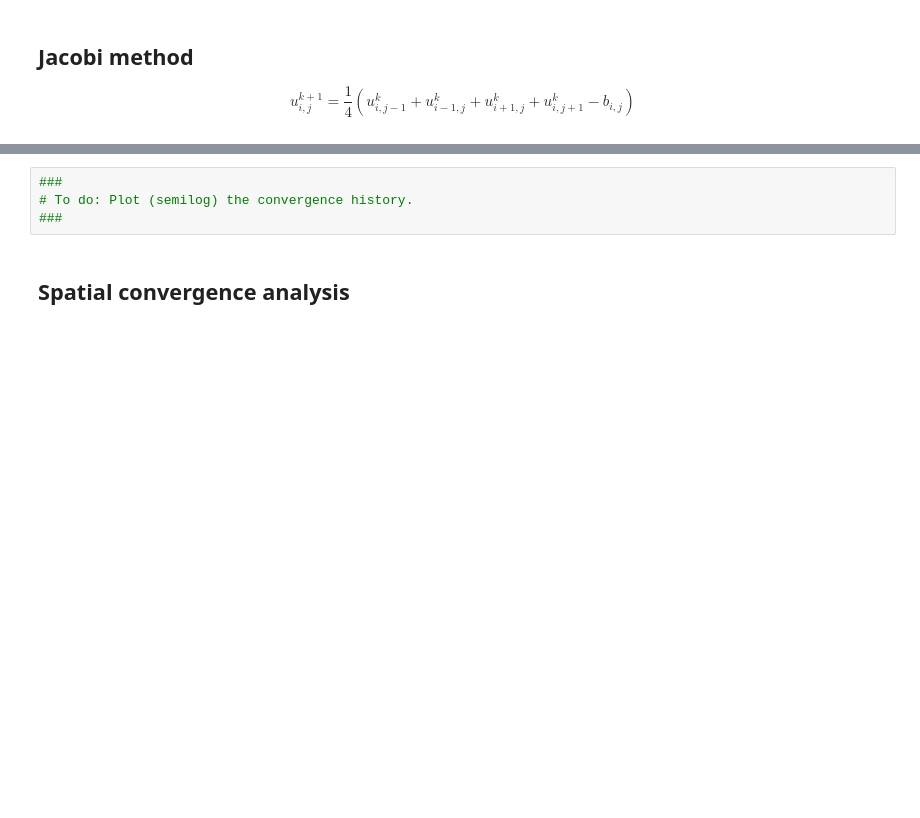
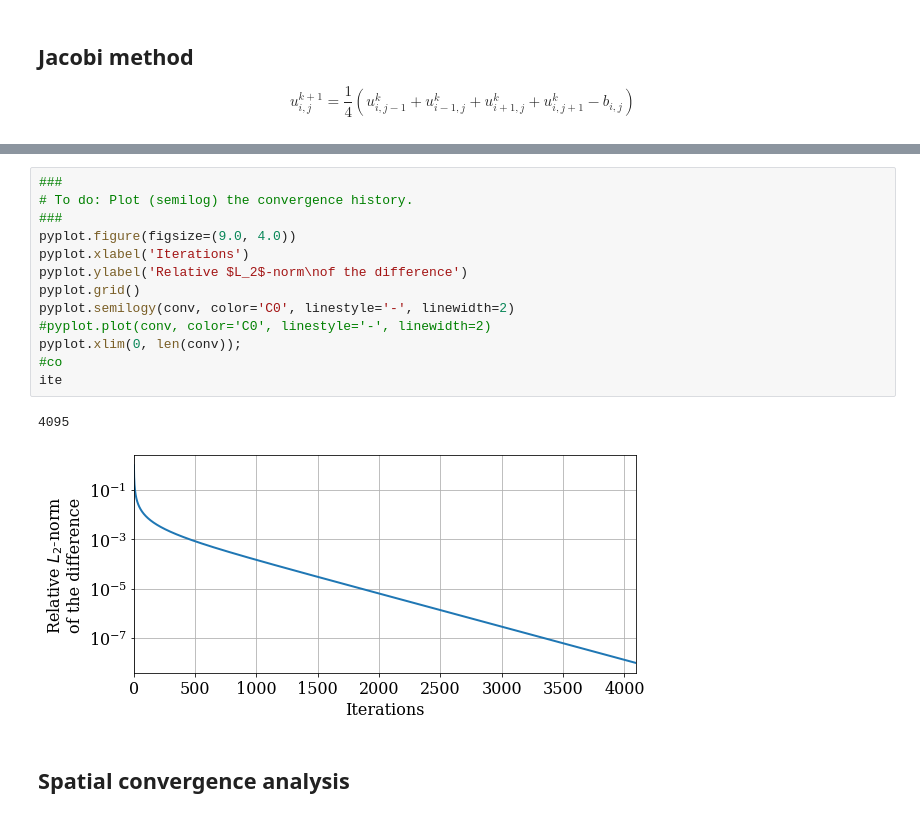
Before and after one commit to aniktarafder/MAE6286, a Jupyter notebook: module5_lesson2_pre.ipynb, the cells around one changed output, grey strips where cells are left out. Saved outputs shown, nothing was run; the diff lists cells and outputs as text; blank space fills up the shorter version.

```diff
--- a/module5_lesson2_pre.ipynb
+++ b/module5_lesson2_pre.ipynb
@@ -223,7 +232,19 @@ def poisson_2d_jacobi(p0, b, delta, maxiter=20000, rtol=1e-8):
-# %%
-###
-# To do: Plot (semilog) the convergence history.
-###
+# %%
+###
+# To do: Plot (semilog) the convergence history.
+###
+pyplot.figure(figsize=(9.0, 4.0))
+pyplot.xlabel('Iterations')
+pyplot.ylabel('Relative $L_2$-norm\nof the difference')
+pyplot.grid()
+pyplot.semilogy(conv, color='C0', linestyle='-', linewidth=2)
+#pyplot.plot(conv, color='C0', linestyle='-', linewidth=2)
+pyplot.xlim(0, len(conv));
+#co
+ite
+# %% [output]
+4095
+[figure, added]
 # %% [markdown]
 ## Spatial convergence analysis
 # %%
```
Also changed, not shown: parts of 4 cells of this notebook.
